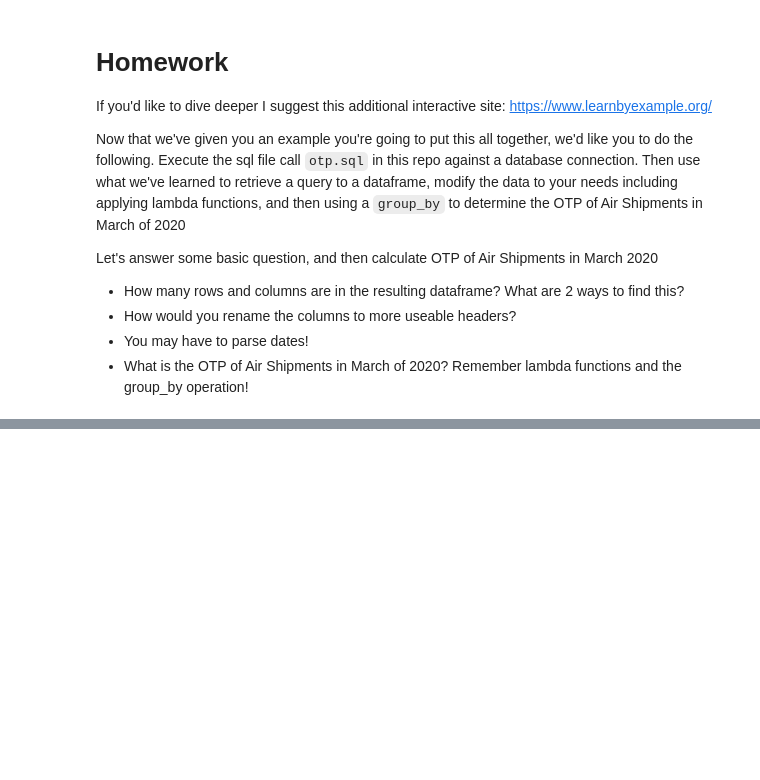
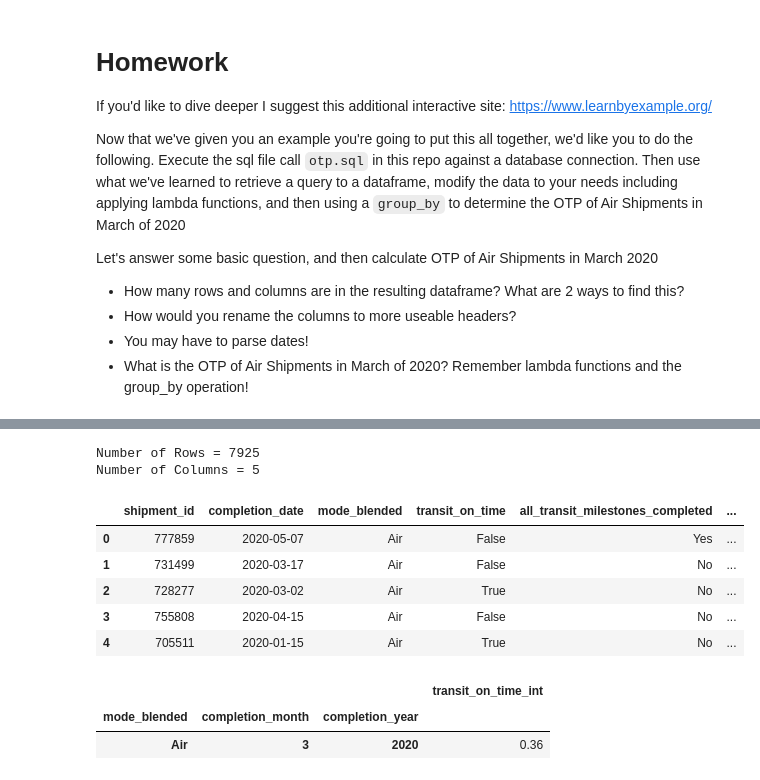
Before and after one commit to Per48edjes/Misc-DA-Prob-Stat, a Jupyter notebook: Lesson_1/Python_1/data_structure_101.ipynb, the cells around one changed output, grey strips where cells are left out. Drawn from its saved outputs; the diff is of its cells as text; code cells hidden in the pictures; blank space fills up the shorter version.

```diff
--- a/Lesson_1/Python_1/data_structure_101.ipynb
+++ b/Lesson_1/Python_1/data_structure_101.ipynb
@@ -458,3 +452,9 @@ Let's answer some basic question, and then calculate OTP of Air Shipments in Mar
         <li>You may have to parse dates!</li>
 <li>What is the OTP of Air Shipments in March of 2020? Remember lambda functions and the group_by operation!</li>
 </ul>
+# %%
+with open('otp.sql', 'r') as sqlfile:
+    file_text = sqlfile.read()
+    # now that we've read the file we execute it against our db connection object
+    hw_df = pd.read_sql(file_text, conn)
+hw_df.head()
@@ -460,0 +468,28 @@ Let's answer some basic question, and then calculate OTP of Air Shipments in Mar
+# %%
+# Number of rows and columns
+print('Number of Rows = {}'.format(hw_df.shape[0]))
+print('Number of Columns = {}'.format(hw_df.shape[1]))
+# %% [output]
+Number of Rows = 7925
+Number of Columns = 5
+# %%
+# Rename column headers
+hw_df.columns = [
+    'shipment_id',
+    'completion_date',
+    'mode_blended',
+    'transit_on_time',
+    'all_transit_milestones_completed'
+]
+
+hw_df['transit_on_time'] = hw_df['transit_on_time'].apply(lambda x: x == 'True')
+hw_df['transit_on_time_int'] = hw_df['transit_on_time'].apply(lambda x: int(x))
+
+hw_df.head()
+# %% [output]
+|  | shipment_id | completion_date | mode_blended | transit_on_time | all_transit_milestones_completed | ... |
+| 0 | 777859 | 2020-05-07 | Air | False | Yes | ... |
+| 1 | 731499 | 2020-03-17 | Air | False | No | ... |
+| 2 | 728277 | 2020-03-02 | Air | True | No | ... |
+| 3 | 755808 | 2020-04-15 | Air | False | No | ... |
+| 4 | 705511 | 2020-01-15 | Air | True | No | ... |
@@ -460,0 +501,16 @@ Let's answer some basic question, and then calculate OTP of Air Shipments in Mar
+# %%
+hw_df['completion_month'] = hw_df['completion_dt'].dt.month
+hw_df['completion_year'] = hw_df['completion_dt'].dt.year
+
+hw_df[
+    (hw_df['all_transit_milestones_completed'] == 'Yes') &
+    (hw_df['completion_month'] == 3) &
+    (hw_df['completion_year'] == 2020) &
+    (hw_df['mode_blended'] == 'Air')
+].\
+groupby(by=['mode_blended', 'completion_month', 'completion_year']).\
+agg({'transit_on_time_int' : 'mean'})
+# %% [output]
+|  |  |  | transit_on_time_int |
+| mode_blended | completion_month | completion_year |  |
+| Air | 3 | 2020 | 0.36 |
```
Also changed, not shown: parts of 6 cells of this notebook.
